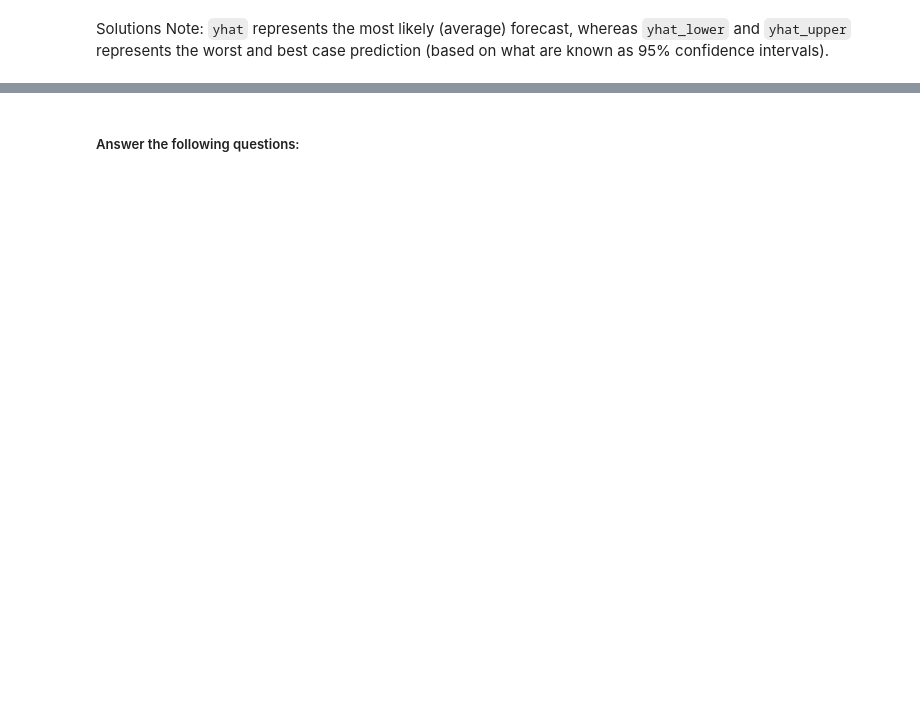
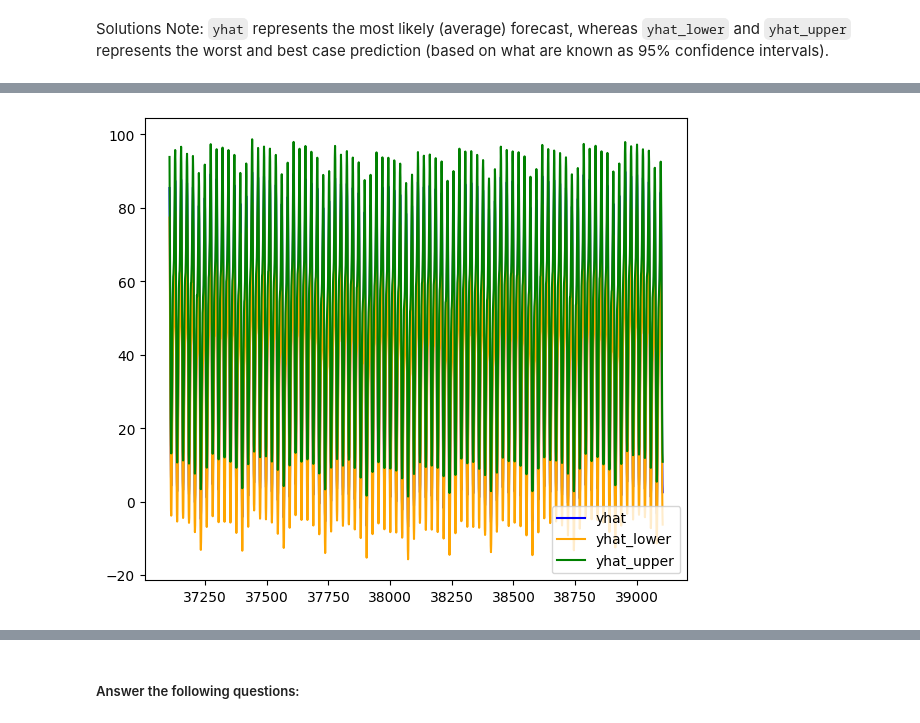
Before and after one commit to GitRomiBash/prophet-challenge, a Jupyter notebook: forecasting_net_prophet.ipynb, the cells around one changed output, grey strips where cells are left out. Saved outputs shown, nothing was run; the diff lists cells and outputs as text; code cells hidden in the pictures; blank space fills up the shorter version.

```diff
--- a/forecasting_net_prophet.ipynb
+++ b/forecasting_net_prophet.ipynb
@@ -639,2 +610,21 @@ Solutions Note: `yhat` represents the most likely (average) forecast, whereas `y
+# %%
+# From the forecast_mercado_trends DataFrame, plot the data to visualize
+#  the yhat, yhat_lower, and yhat_upper columns over the last 2000 hours
+
+
+
+# Plotting the data
+plt.figure(figsize=(7, 6))
+plt.plot(forecast_mercado_trends.index[-2000:], forecast_mercado_trends['yhat'].tail(2000), label='yhat', color='blue')
+plt.plot(forecast_mercado_trends.index[-2000:], forecast_mercado_trends['yhat_lower'].tail(2000), label='yhat_lower', color='orange', linestyle='-')
+plt.plot(forecast_mercado_trends.index[-2000:], forecast_mercado_trends['yhat_upper'].tail(2000), label='yhat_upper', color='green', linestyle='-')
+# plt.xlabel('Date')
+# plt.ylabel('Search Trends')
+# plt.title('Prophet Predictions for Mercado Trends Data')
+plt.legend(loc='lower right')
+plt.grid(False)
+plt.show()
+# %% [output]
+[figure, added]
 # %%
 # Reset the index in the forecast_mercado_trends DataFrame
```
Also changed, not shown: parts of 16 cells of this notebook.
